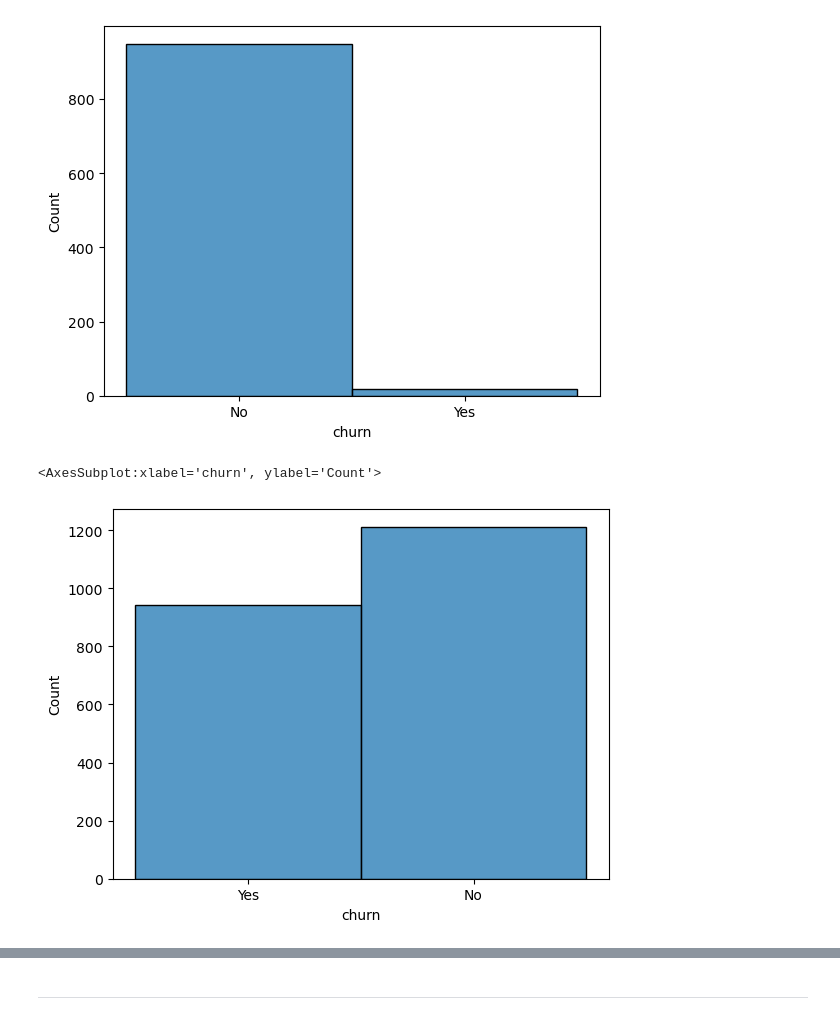
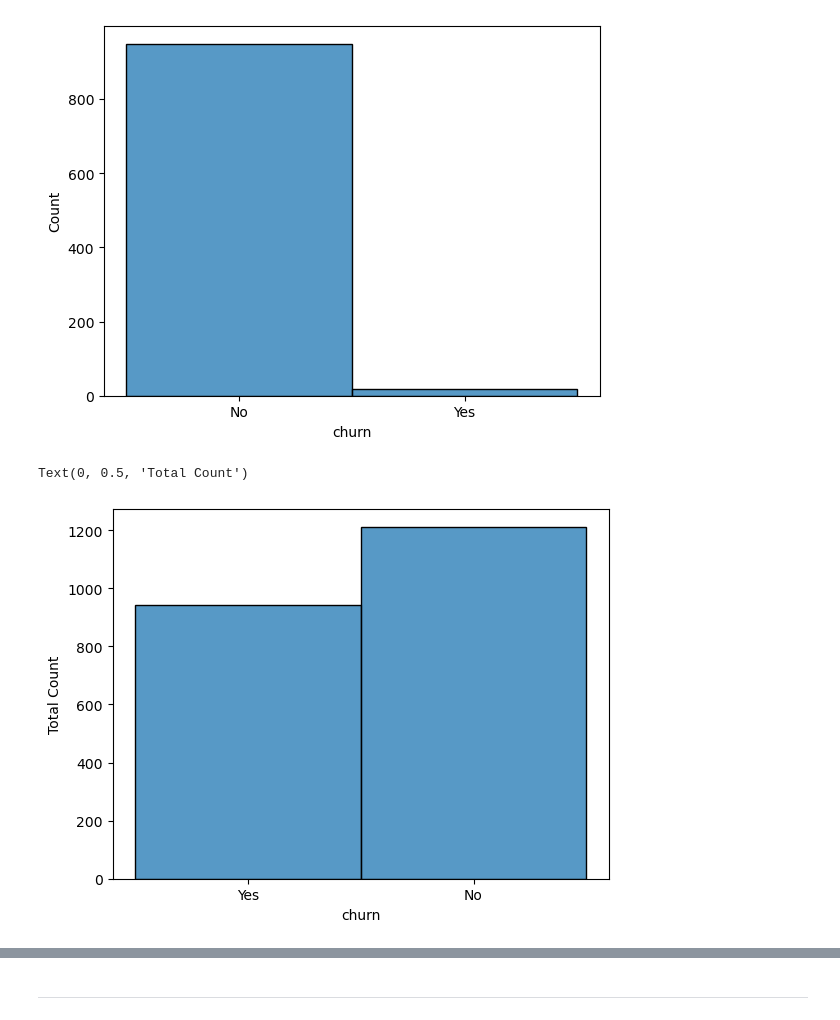
Before and after one commit to EstebanHernandez0/Predicting_Customer_Status, a Jupyter notebook: Final_Report.ipynb, the cells around one changed output, grey strips where cells are left out. Drawn from its saved outputs; the diff is of its cells as text; code cells hidden in the pictures.

```diff
--- a/Final_Report.ipynb
+++ b/Final_Report.ipynb
@@ -398,8 +331,8 @@ sns.histplot(data= two_year, x= 'churn')
 # %%
-month_contract= train[train.contract_type == 'Month-to-month']
-
+# plot the month to month contracts
 sns.histplot(data= month_contract, x= 'churn')
+plt.ylabel('Total Count')
 # %% [output]
-<AxesSubplot:xlabel='churn', ylabel='Count'>
+Text(0, 0.5, 'Total Count')
-[figure, old version]
+[figure, new version]
 # %%
```
Also changed, not shown: parts of 101 cells of this notebook.
